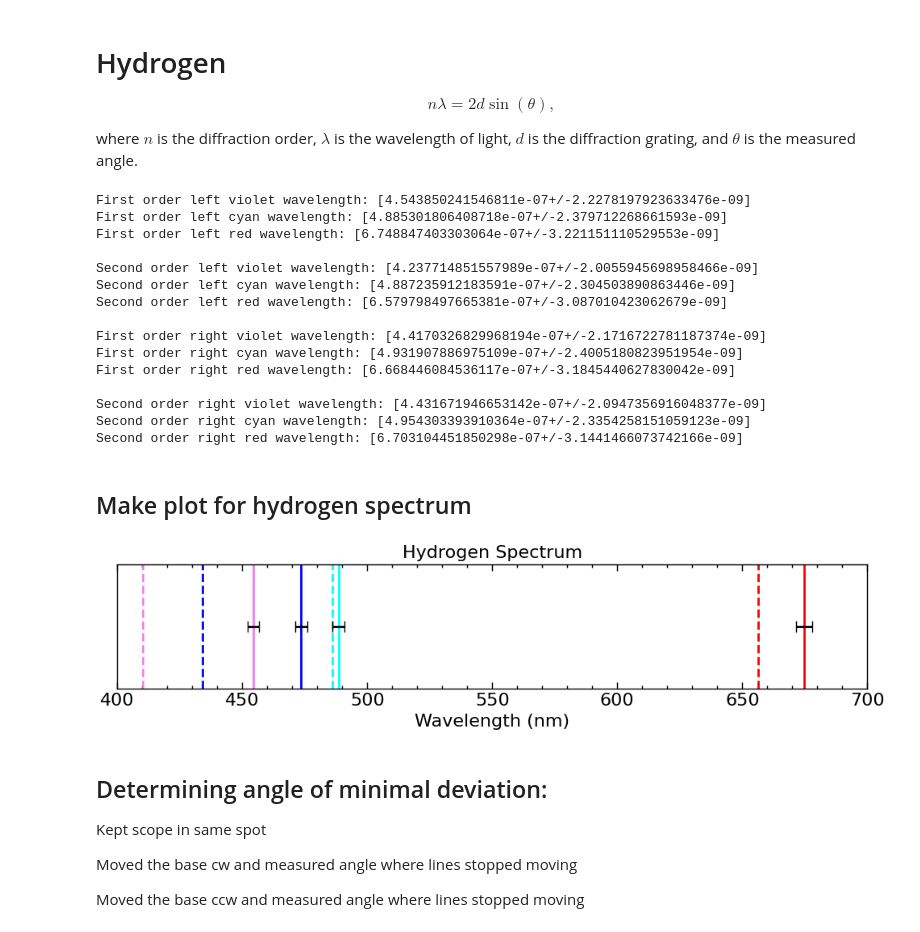
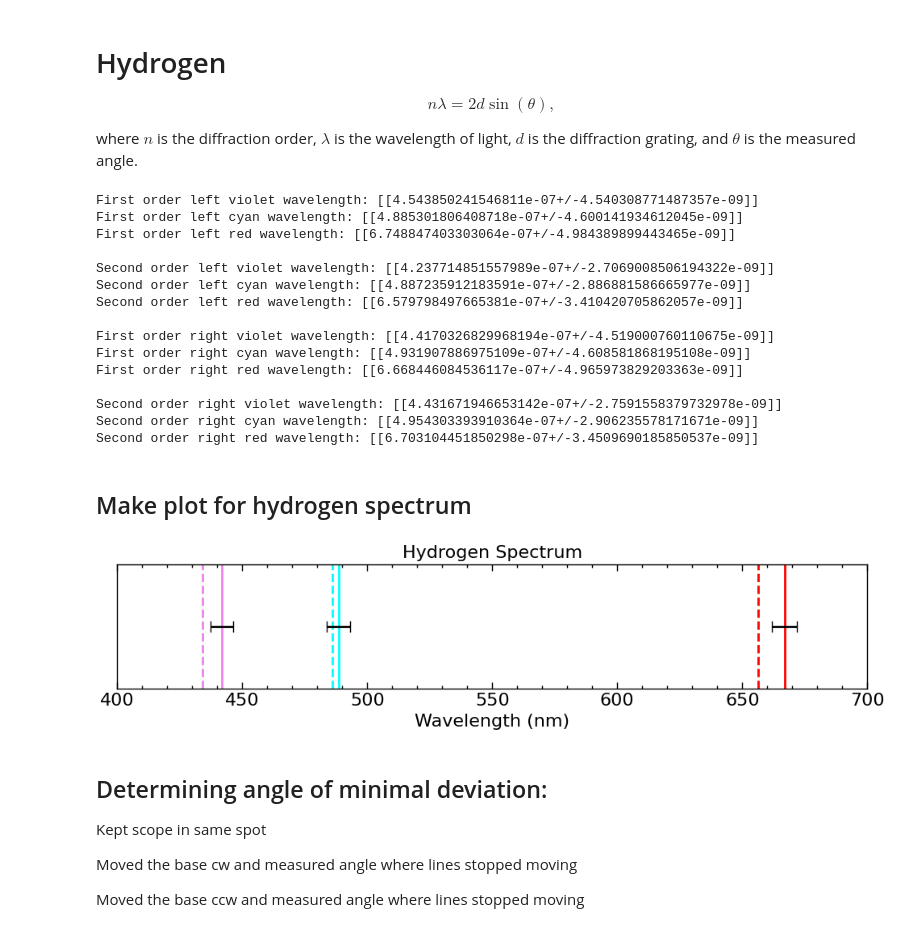
Before and after one commit to wmallah/OpticsLab, a Jupyter notebook: dispersion_curve_experiment/code/data_analysis.ipynb, the cells around one changed output. Saved outputs shown, nothing was run; the diff lists cells and outputs as text; code cells hidden in the pictures.

Commit message:
Added band width error

```diff
--- a/dispersion_curve_experiment/code/data_analysis.ipynb
+++ b/dispersion_curve_experiment/code/data_analysis.ipynb
@@ -336,19 +341,19 @@ where $n$ is the diffraction order, $\lambda$ is the wavelength of light, $d$ is
 # %%
 # First order left side
 
-zeroth_order = unumpy.uarray([134 + 53/60], [1/60])
+zeroth_order = unumpy.uarray([134 + 53/60], [1/60 + band_width_length])
 
 
 # First order left side
-first_order_left_violet = unumpy.uarray([119 + 9/60], [1/60])
+first_order_left_violet = unumpy.uarray([119 + 9/60], [1/60 + band_width_length])
 first_order_left_violet_wavelength = wavelength_calc(1, zeroth_order - first_order_left_violet)
 print("First order left violet wavelength:", first_order_left_violet_wavelength)
 
-first_order_left_cyan = unumpy.uarray([117 + 56/60], [1/60])
+first_order_left_cyan = unumpy.uarray([117 + 56/60], [1/60 + band_width_length])
 first_order_left_cyan_wavelength = wavelength_calc(1, zeroth_order - first_order_left_cyan)
 print("First order left cyan wavelength:", first_order_left_cyan_wavelength)
 
-first_order_left_red = unumpy.uarray([111 + 8/60], [1/60])
+first_order_left_red = unumpy.uarray([111 + 8/60], [1/60 + band_width_length])
 first_order_left_red_wavelength = wavelength_calc(1, zeroth_order - first_order_left_red)
 print("First order left red wavelength:", first_order_left_red_wavelength)
 
@@ -357,93 +362,90 @@ H_cyan = first_order_left_cyan_wavelength
 H_red = first_order_left_red_wavelength
 
 # Second order left side
-second_order_left_violet = unumpy.uarray([104 + 30/60], [1/60])
+second_order_left_violet = unumpy.uarray([104 + 30/60], [1/60 + band_width_length])
 second_order_left_violet_wavelength = wavelength_calc(2, zeroth_order - second_order_left_violet)
 print("\nSecond order left violet wavelength:", second_order_left_violet_wavelength)
 
-second_order_left_cyan = unumpy.uarray([99 + 12/60], [1/60])
+second_order_left_cyan = unumpy.uarray([99 + 12/60], [1/60 + band_width_length])
 second_order_left_cyan_wavelength = wavelength_calc(2, zeroth_order - second_order_left_cyan)
 print("Second order left cyan wavelength:", second_order_left_cyan_wavelength)
 
-second_order_left_red = unumpy.uarray([83 + 8/60], [1/60])
+second_order_left_red = unumpy.uarray([83 + 8/60], [1/60 + band_width_length])
 second_order_left_red_wavelength = wavelength_calc(2, zeroth_order - second_order_left_red)
 print("Second order left red wavelength:", second_order_left_red_wavelength)
 
 
 # First order right side
-first_order_right_violet = unumpy.uarray([150 + 10/60], [1/60])
+first_order_right_violet = unumpy.uarray([150 + 10/60], [1/60 + band_width_length])
 first_order_right_violet_wavelength = wavelength_calc(1, first_order_right_violet - zeroth_order)
 print("\nFirst order right violet wavelength:", first_order_right_violet_wavelength)
 
-first_order_right_cyan = unumpy.uarray([152 + 0/60], [1/60])
+first_order_right_cyan = unumpy.uarray([152 + 0/60], [1/60 + band_width_length])
 first_order_right_cyan_wavelength = wavelength_calc(1, first_order_right_cyan - zeroth_order)
 print("First order right cyan wavelength:", first_order_right_cyan_wavelength)
 
-first_order_right_red = unumpy.uarray([158 + 20/60], [1/60])
+first_order_right_red = unumpy.uarray([158 + 20/60], [1/60 + band_width_length])
 first_order_right_red_wavelength = wavelength_calc(1, first_order_right_red - zeroth_order)
 print("First order right red wavelength:", first_order_right_red_wavelength)
 
 
 # Second order right side
-second_order_right_violet = unumpy.uarray([166 + 49/60], [1/60])
+second_order_right_violet = unumpy.uarray([166 + 49/60], [1/60 + band_width_length])
 second_order_right_violet_wavelength = wavelength_calc(2, second_order_right_violet - zeroth_order)
 print("\nSecond order right violet wavelength:", second_order_right_violet_wavelength)
 
-second_order_right_cyan = unumpy.uarray([171 + 8/60], [1/60])
+second_order_right_cyan = unumpy.uarray([171 + 8/60], [1/60 + band_width_length])
 second_order_right_cyan_wavelength = wavelength_calc(2, second_order_right_cyan - zeroth_order)
 print("Second order right cyan wavelength:", second_order_right_cyan_wavelength)
 
-second_order_right_red = unumpy.uarray([188 + 1/60], [1/60])
+second_order_right_red = unumpy.uarray([188 + 1/60], [1/60 + band_width_length])
 second_order_right_red_wavelength = wavelength_calc(2, second_order_right_red - zeroth_order)
 print("Second order right red wavelength:", second_order_right_red_wavelength)
 # %% [output]
-First order left violet wavelength: [4.543850241546811e-07+/-2.2278197923633476e-09]
-First order left cyan wavelength: [4.885301806408718e-07+/-2.379712268661593e-09]
-First order left red wavelength: [6.748847403303064e-07+/-3.221151110529553e-09]
+First order left violet wavelength: [[4.543850241546811e-07+/-4.540308771487357e-09]]
+First order left cyan wavelength: [[4.885301806408718e-07+/-4.600141934612045e-09]]
+First order left red wavelength: [[6.748847403303064e-07+/-4.984389899443465e-09]]
 
-Second order left violet wavelength: [4.237714851557989e-07+/-2.0055945698958466e-09]
-Second order left cyan wavelength: [4.887235912183591e-07+/-2.304503890863446e-09]
-Second order left red wavelength: [6.579798497665381e-07+/-3.087010423062679e-09]
+Second order left violet wavelength: [[4.237714851557989e-07+/-2.7069008506194322e-09]]
+Second order left cyan wavelength: [[4.887235912183591e-07+/-2.886881586665977e-09]]
+Second order left red wavelength: [[6.579798497665381e-07+/-3.410420705862057e-09]]
 
-First order right violet wavelength: [4.4170326829968194e-07+/-2.1716722781187374e-09]
-First order right cyan wavelength: [4.931907886975109e-07+/-2.4005180823951954e-09]
-First order right red wavelength: [6.668446084536117e-07+/-3.1845440627830042e-09]
+First order right violet wavelength: [[4.4170326829968194e-07+/-4.519000760110675e-09]]
+First order right cyan wavelength: [[4.931907886975109e-07+/-4.608581868195108e-09]]
+First order right red wavelength: [[6.668446084536117e-07+/-4.965973829203363e-09]]
 
-Second order right violet wavelength: [4.431671946653142e-07+/-2.0947356916048377e-09]
-Second order right cyan wavelength: [4.954303393910364e-07+/-2.3354258151059123e-09]
-Second order right red wavelength: [6.703104451850298e-07+/-3.1441466073742166e-09]
+Second order right violet wavelength: [[4.431671946653142e-07+/-2.7591558379732978e-09]]
+Second order right cyan wavelength: [[4.954303393910364e-07+/-2.906235578171671e-09]]
+Second order right red wavelength: [[6.703104451850298e-07+/-3.4509690185850537e-09]]
 # %% [markdown]
 ## Make plot for hydrogen spectrum
 # %%
 # First order hydrogen spectrum
 fig, ax = plt.subplots(nrows=1, ncols=1, figsize=(12, 2))
 ax.set_title("Hydrogen Spectrum")
 ax.set_xlabel("Wavelength (nm)")
 ax.set_xlim(400, 700)
 ax.set_yticks([])
 
 # First order hydrogen from our measurements
-ax.axvline((unumpy.nominal_values(first_order_left_violet_wavelength))*10**9, c='violet', label='Violet')
-ax.axvline((unumpy.nominal_values(first_order_left_blue_wavelength))*10**9, c='blue', label='Blue')
+ax.axvline((unumpy.nominal_values(first_order_right_violet_wavelength))*10**9, c='violet', label='Violet')
 ax.axvline((unumpy.nominal_values(first_order_left_cyan_wavelength))*10**9, c='cyan', label='Cyan')
-ax.axvline((unumpy.nominal_values(first_order_left_red_wavelength))*10**9, c='red', label='Red')
+ax.axvline((unumpy.nominal_values(first_order_right_red_wavelength))*10**9, c='red', label='Red')
 
 # First order hydrogen from literature (http://hyperphysics.phy-astr.gsu.edu/hbase/quantum/atspect.html)
-ax.axvline(410.174, c='violet', label='Violet', linestyle='--')
-ax.axvline(434.047, c='blue', label='Blue', linestyle='--')
+ax.axvline(434.0, c='violet', label='Violet', linestyle='--')
 ax.axvline(486.133, c='cyan', label='Cyan', linestyle='--')
 ax.axvline(656.272, c='red', label='Red', linestyle='--')
 
 # First order hydrogen from our measurements error bars
-ax.errorbar(unumpy.nominal_values(first_order_left_violet_wavelength)*10**9, 0, xerr=unumpy.std_devs(first_order_left_violet_wavelength)*10**9, fmt='None', c='k', capsize=5)
-ax.errorbar(unumpy.nominal_values(first_order_left_blue_wavelength)*10**9, 0, xerr=unumpy.std_devs(first_order_left_blue_wavelength)*10**9, fmt='None', c='k', capsize=5)
+ax.errorbar(unumpy.nominal_values(first_order_right_violet_wavelength)*10**9, 0, xerr=unumpy.std_devs(first_order_left_violet_wavelength)*10**9, fmt='None', c='k', capsize=5)
 ax.errorbar(unumpy.nominal_values(first_order_left_cyan_wavelength)*10**9, 0, xerr=unumpy.std_devs(first_order_left_cyan_wavelength)*10**9, fmt='None', c='k', capsize=5)
-ax.errorbar(unumpy.nominal_values(first_order_left_red_wavelength)*10**9, 0, xerr=unumpy.std_devs(first_order_left_red_wavelength)*10**9, fmt='None', c='k', capsize=5)
+ax.errorbar(unumpy.nominal_values(first_order_right_red_wavelength)*10**9, 0, xerr=unumpy.std_devs(first_order_left_red_wavelength)*10**9, fmt='None', c='k', capsize=5)
 
 plt.savefig("../figures/hydrogen_spectrum_first_order.pdf", bbox_inches='tight')
 plt.show()
 # %% [output]
-[figure, old version]
+[figure, new version]
 # %% [markdown]
 ## Determining angle of minimal deviation:
 
```
Also changed, not shown: parts of 10 cells of this notebook, 4 other files.
